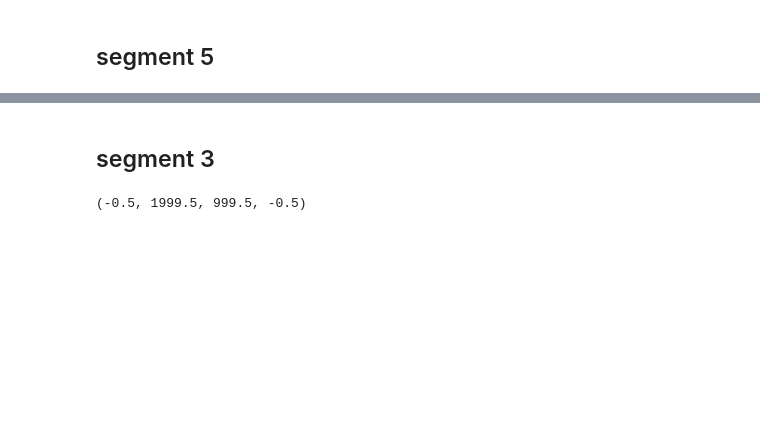
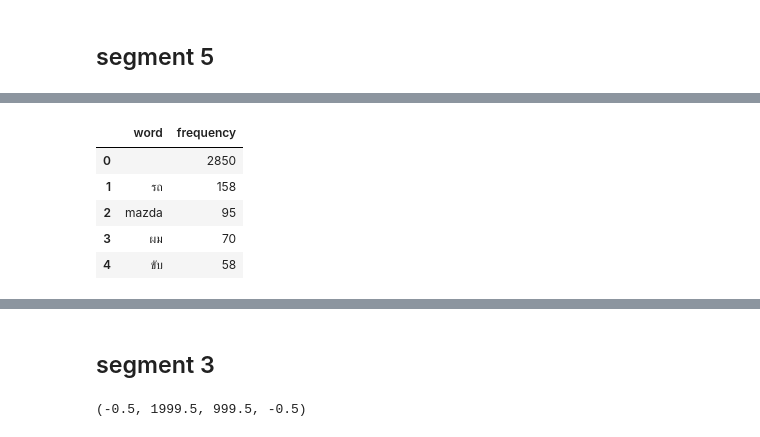
Before and after one commit to witchapong/ChaosTheoryProject, a Jupyter notebook: 4._Word_feature_pretrained_visualize_car.ipynb, the cells around one changed output, grey strips where cells are left out. Drawn from its saved outputs; the diff is of its cells as text; code cells hidden in the pictures; blank space fills up the shorter version.

```diff
--- a/4._Word_feature_pretrained_visualize_car.ipynb
+++ b/4._Word_feature_pretrained_visualize_car.ipynb
@@ -131,0 +135,13 @@ plt.axis("off")
+# %%
+most_common = Counter(segment_tkns).most_common(200)
+most_common_df = pd.DataFrame({'word':list(zip(*most_common))[0],
+                              'frequency':list(zip(*most_common))[1]})
+# %%
+most_common_df.head()
+# %% [output]
+|  | word | frequency |
+| 0 |  | 2850 |
+| 1 | รถ | 158 |
+| 2 | mazda | 95 |
+| 3 | ผม | 70 |
+| 4 | ขับ | 58 |
```
Also changed, not shown: parts of 11 cells of this notebook.
